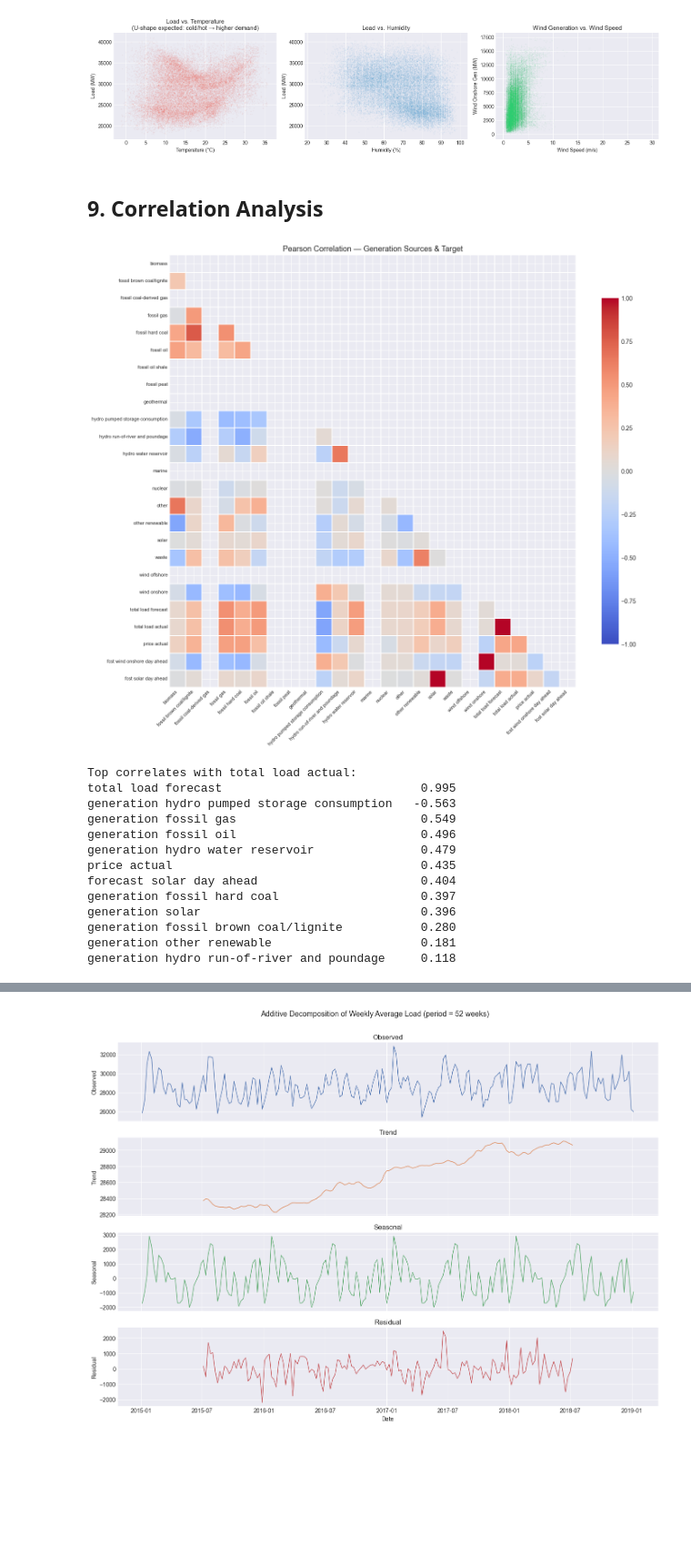
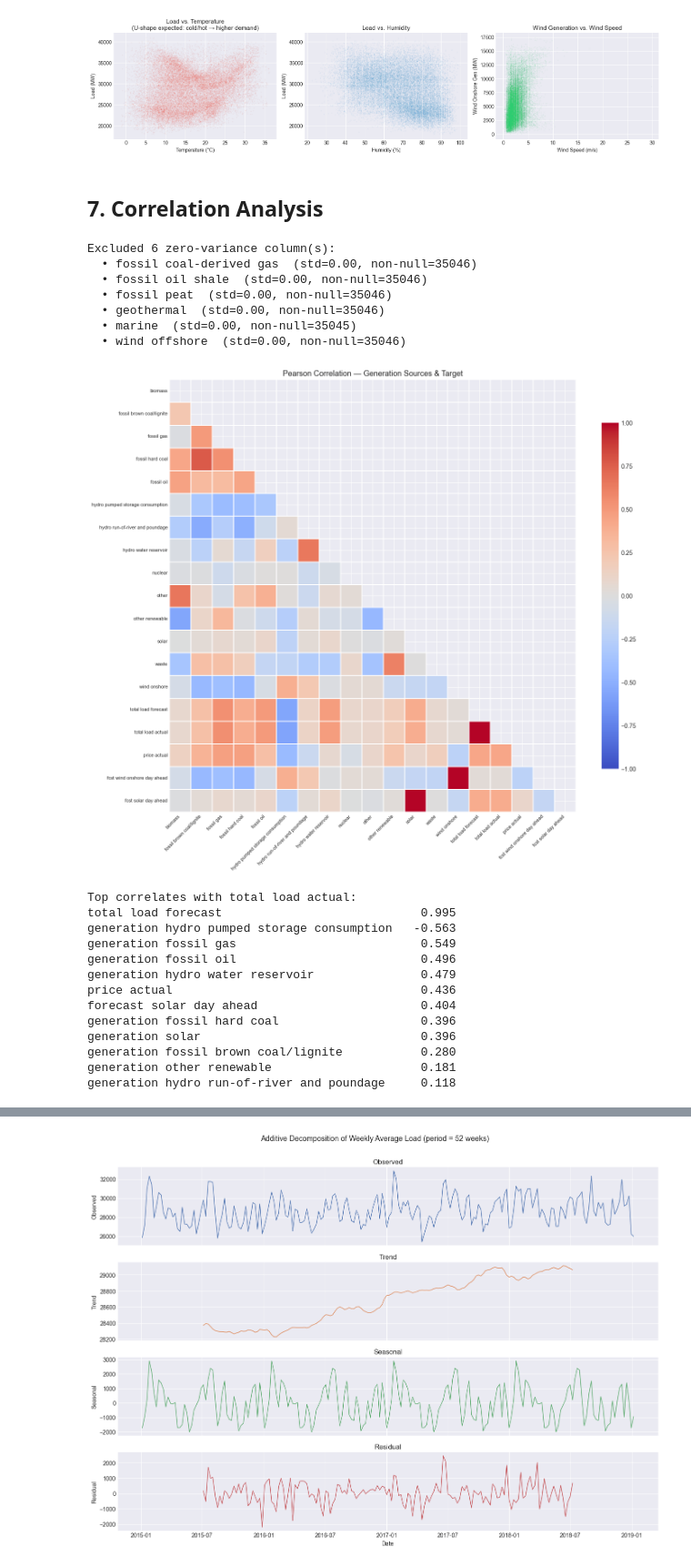
Before and after one commit to Yngvine/Electricity_consumption_predictor, a Jupyter notebook: exploratory_data_analysis.ipynb, the cells around one changed output, grey strips where cells are left out. Shown at 91% size. Cells and saved outputs as stored; diff of their text form; code cells hidden in the pictures; blank space fills up the shorter version.

Commit message:
fixed correlation and deleted unneded stats

```diff
--- a/exploratory_data_analysis.ipynb
+++ b/exploratory_data_analysis.ipynb
@@ -706,25 +614,45 @@ plt.show()
 # %% [output]
 [figure]
 # %% [markdown]
-## 9. Correlation Analysis
+## 7. Correlation Analysis
 # %%
+gen_cols = [c for c in df.columns if c.startswith("generation") and "pumped storage aggregated" not in c]
+
 corr_cols = gen_cols + ["total load forecast", "total load actual", "price actual",
                         "forecast wind onshore day ahead", "forecast solar day ahead"]
-corr_matrix = df[corr_cols].corr()
+
+# Drop columns with zero or near-zero variance — Pearson correlation is
+# undefined for constant series (e.g. sources absent from Spain's grid).
+valid_cols = [c for c in corr_cols if df[c].std() > 0]
+excluded   = [c for c in corr_cols if c not in valid_cols]
+if excluded:
+    print(f"Excluded {len(excluded)} zero-variance column(s):")
+    for c in excluded:
+        print(f"  • {c.replace('generation ', '')}  (std={df[c].std():.2f}, non-null={df[c].notna().sum()})")
+    print()
+
+corr_matrix = df[valid_cols].corr()
 
 fig, ax = plt.subplots(figsize=(14, 12))
 mask = np.triu(np.ones_like(corr_matrix, dtype=bool))
 sns.heatmap(corr_matrix, mask=mask, cmap="coolwarm", center=0,
             vmin=-1, vmax=1, annot=False, linewidths=0.3,
             ax=ax, cbar_kws={"shrink": 0.8})
-labels = [c.replace("generation ", "").replace("forecast ", "fcst ") for c in corr_cols]
+labels = [c.replace("generation ", "").replace("forecast ", "fcst ") for c in valid_cols]
 ax.set_title("Pearson Correlation — Generation Sources & Target", fontsize=13)
 ax.set_xticklabels(labels, rotation=45, ha="right", fontsize=8)
 ax.set_yticklabels(labels, fontsize=8)
 plt.tight_layout()
 plt.show()
 # %% [output]
+Excluded 6 zero-variance column(s):
+  • fossil coal-derived gas  (std=0.00, non-null=35046)
+  • fossil oil shale  (std=0.00, non-null=35046)
+  • fossil peat  (std=0.00, non-null=35046)
+  • geothermal  (std=0.00, non-null=35046)
+  • marine  (std=0.00, non-null=35045)
+  • wind offshore  (std=0.00, non-null=35046)
-[figure, old version]
+[figure, new version]
 # %%
 # Top correlates with total load actual
 target_corr = corr_matrix["total load actual"].drop("total load actual").sort_values(key=abs, ascending=False)
@@ -737,9 +665,9 @@ generation hydro pumped storage consumption   -0.563
 generation fossil gas                          0.549
 generation fossil oil                          0.496
 generation hydro water reservoir               0.479
-price actual                                   0.435
+price actual                                   0.436
 forecast solar day ahead                       0.404
-generation fossil hard coal                    0.397
+generation fossil hard coal                    0.396
 generation solar                               0.396
 generation fossil brown coal/lignite           0.280
 generation other renewable                     0.181
```
Also changed, not shown: parts of 11 cells of this notebook.
